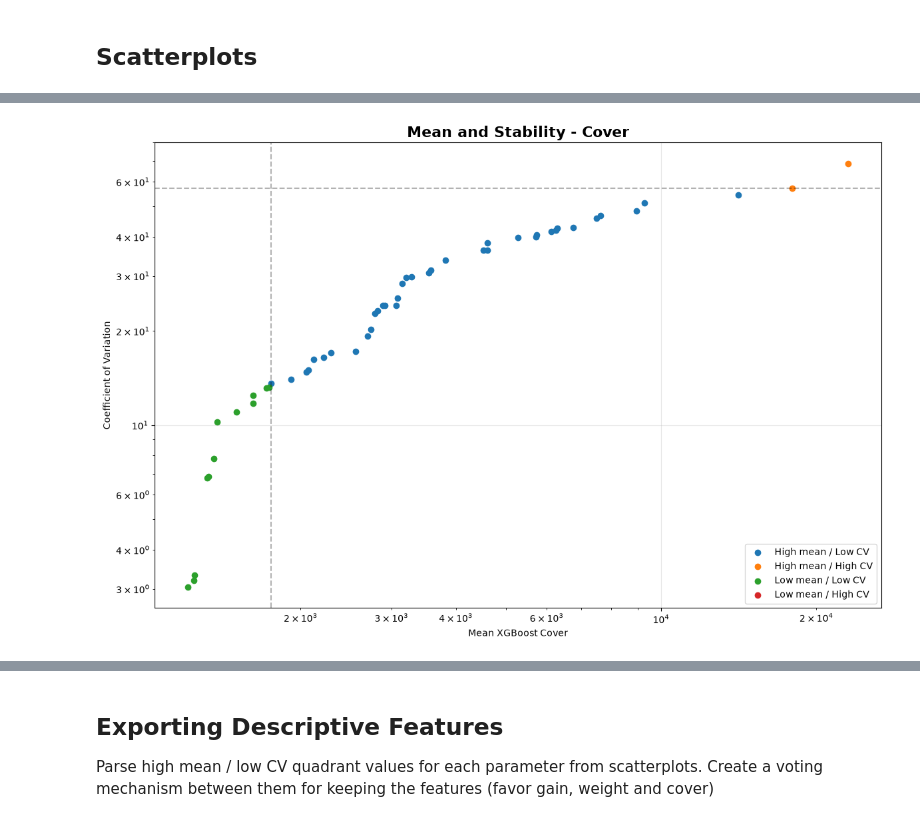
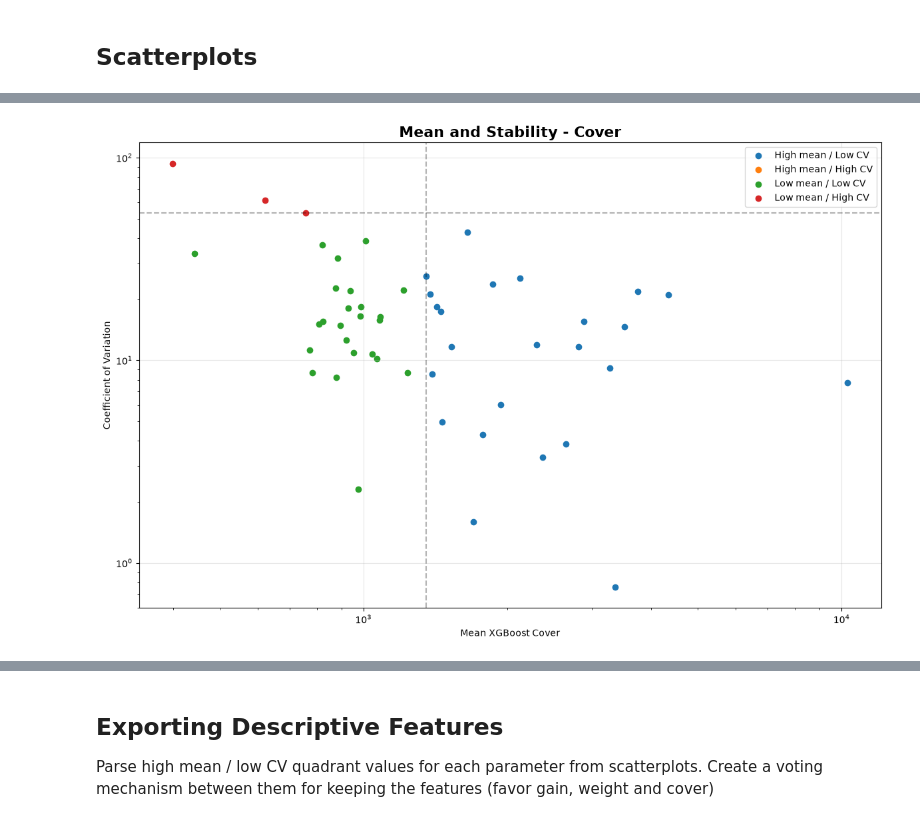
Before and after one commit to KostasEreksonas/NIDS_EDA, a Jupyter notebook: CSE_CIC_IDS2018/CSE_CIC_IDS2018_EDA.ipynb, the cells around one changed output, grey strips where cells are left out. Drawn from its saved outputs; the diff is of its cells as text; code cells hidden in the pictures.

```diff
--- a/CSE_CIC_IDS2018/CSE_CIC_IDS2018_EDA.ipynb
+++ b/CSE_CIC_IDS2018/CSE_CIC_IDS2018_EDA.ipynb
@@ -839,7 +839,8 @@ def serializeNumpy(obj):
 %%time
 
 iter_counter = 1
-seeds = [42, 21, 77, 123, 256, 678, 999, 134135, 81935, 635909]
+#seeds = [42, 21, 77, 123, 256, 678, 999, 134135, 81935, 635909]
+seeds = [42, 21, 12]
 iterations = len(seeds)
 IMPORTANCE_TYPES = ["gain", "weight", "cover"]
 feature_importance_stats = {}
@@ -882,7 +883,7 @@ for seed in seeds:
     start = time.time()
     _, X_subsample, _, y_subsample = train_test_split(
         features, encoded_labels,
-        test_size=0.1,
+        test_size=0.03,
         stratify=labels,
         random_state=seed
     )
@@ -1122,11 +1156,34 @@ feature_importance(
 # %% [markdown]
 ## Scatterplots
+# %%
+gain_scatter, weight_scatter, cover_scatter, importance_scatter, rank_scatter = [{} for x in range(5)]
+for key in features.columns:
+    gain_scatter[key] = {
+        "mean": gain_mean_sorted[key],
+        "cv": gain_cv_sorted[key]
+    }
+    weight_scatter[key] = {
+        "mean": weight_mean_sorted[key],
+        "cv": weight_cv_sorted[key]
+    }
+    cover_scatter[key] = {
+        "mean": cover_mean_sorted[key],
+        "cv": cover_cv_sorted[key]
+    }
+    importance_scatter[key] = {
+        "mean": importance_mean_sorted[key],
+        "cv": importance_cv_sorted[key]
+    }
+    rank_scatter[key] = {
+        "mean": rank_mean_sorted[key],
+        "cv": rank_cv_sorted[key]
+    }
 # %%
 def boolMask(mean_value, cv_value, mean_threshold, cv_threshold):
     """
     Create a boolean mask for mean and coefficient of variation (CV) variables.
     Boolean mask slices a scatter plot into 4 quadrants:
-        High mean low CVw
+        High mean low CV
         High mean high CV
         Low mean low CV
         low mean high CV
@@ -1157,7 +1214,7 @@ def boolMask(mean_value, cv_value, mean_threshold, cv_threshold):
 
     return high_mean_low_cv, high_mean_high_cv, low_mean_low_cv, low_mean_high_cv
 # %%
-def scatterPlot(mean_values, cv_values, title, xlabel, ylabel, mean_threshold, cv_threshold):
+def scatterPlot(scatter_dict, title, xlabel, ylabel, mean_threshold, cv_threshold):
     """
     Scatter plot between mean and coefficient of variation (CV)
     Scatter plots with 4 quadrants (described in a comment of boolMask function) are computed for 5 variables:
@@ -1167,8 +1224,8 @@ def scatterPlot(mean_values, cv_values, title, xlabel, ylabel, mean_threshold, c
         Relative Importance
         Rank
     """
-    mean_values = np.array(list(mean_values))
-    cv_values = np.array(list(cv_values))
+    mean_values = np.array([scatter_dict[x]["mean"] for x in scatter_dict])
+    cv_values = np.array([scatter_dict[x]["cv"] for x in scatter_dict])
 
     high_mean_low_cv, high_mean_high_cv, low_mean_low_cv, low_mean_high_cv = boolMask(mean_values, cv_values, mean_threshold, cv_threshold)
 
@@ -1262,12 +1325,13 @@ scatterPlot(
 # %%
+%%time
+
 scatterPlot(
-    cover_mean_sorted.values(),
-    cover_cv_sorted.values(),
+    cover_scatter,
     "Mean and Stability - Cover",
     "Mean XGBoost Cover",
     "Coefficient of Variation",
-    cover_mean_random,
-    cover_cv_random
+    cover_mean_threshold,
+    cover_cv_threshold
 )
 # %% [output]
-[figure, old version]
+[figure, new version]
```
Also changed, not shown: parts of 50 cells of this notebook, 15 other files.
